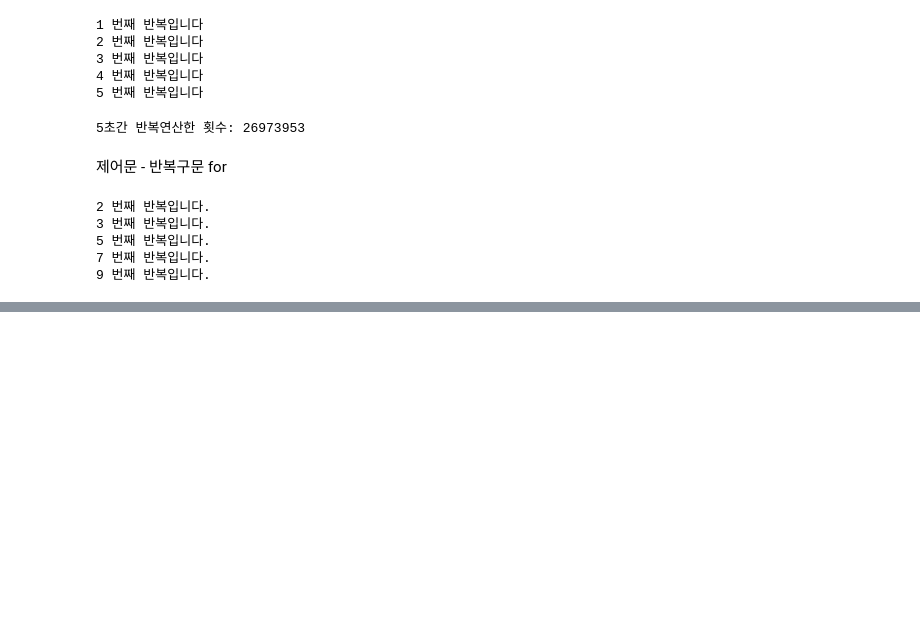
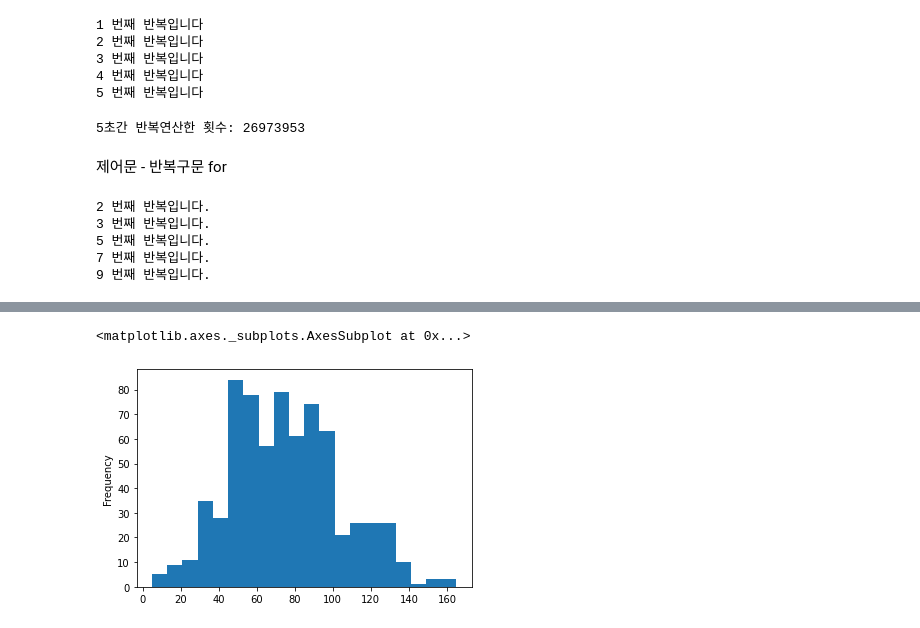
Before and after one commit to byunmj24/MyStudy, a Jupyter notebook: 1031_PythonSyntax.ipynb, the cells around one changed output, grey strips where cells are left out. Drawn from its saved outputs; the diff is of its cells as text; code cells hidden in the pictures; blank space fills up the shorter version.

```diff
--- a/1031_PythonSyntax.ipynb
+++ b/1031_PythonSyntax.ipynb
@@ -450,0 +456,3 @@ for i in [2,3,5,7,9]:
+# %%
+PokemonOne = pd.read_csv("PokemonOne.csv", encoding="UTF-8")
+PokemonTwo = pd.read_csv("PokemonTwo.csv", encoding="UTF-8")
@@ -450,0 +484,5 @@ for i in [2,3,5,7,9]:
+# %%
+#Merge()를 이용한 결합
+Pokemon = pd.merge(PokemonOne, PokemonTwo, how="inner", on=["#", "Name"])
+Pokemon2 = pd.merge(PokemonOne, PokemonTwo, how="inner", on=["#"])
+Pokemon.head()
@@ -450,0 +570,3 @@ for i in [2,3,5,7,9]:
+# %%
+#Pokemon = Pokemon.drop(["#", "Type 2"], axis=1)
+Pokemon.drop(["#", "Type 2"], axis=1, inplace=True)
@@ -450,0 +607,6 @@ for i in [2,3,5,7,9]:
+# %%
+#능력치를 가늠할 수 있는 새로운 측정 지표를 만들어서 정렬
+Pokemon["AD"] = Pokemon["Attack"]/Pokemon["Defense"]
+Pokemon["AS"] = Pokemon["Attack"]/Pokemon["Speed"]
+Pokemon["DS"] = Pokemon["Defense"]/Pokemon["Speed"]
+Pokemon.head()
@@ -450,0 +645,5 @@ for i in [2,3,5,7,9]:
+# %%
+Pokemon["Attack"].plot(kind="hist", bins=20)
+# %% [output]
+<matplotlib.axes._subplots.AxesSubplot at 0x...>
+[figure, added]
```
Also changed, not shown: parts of 24 cells of this notebook.
